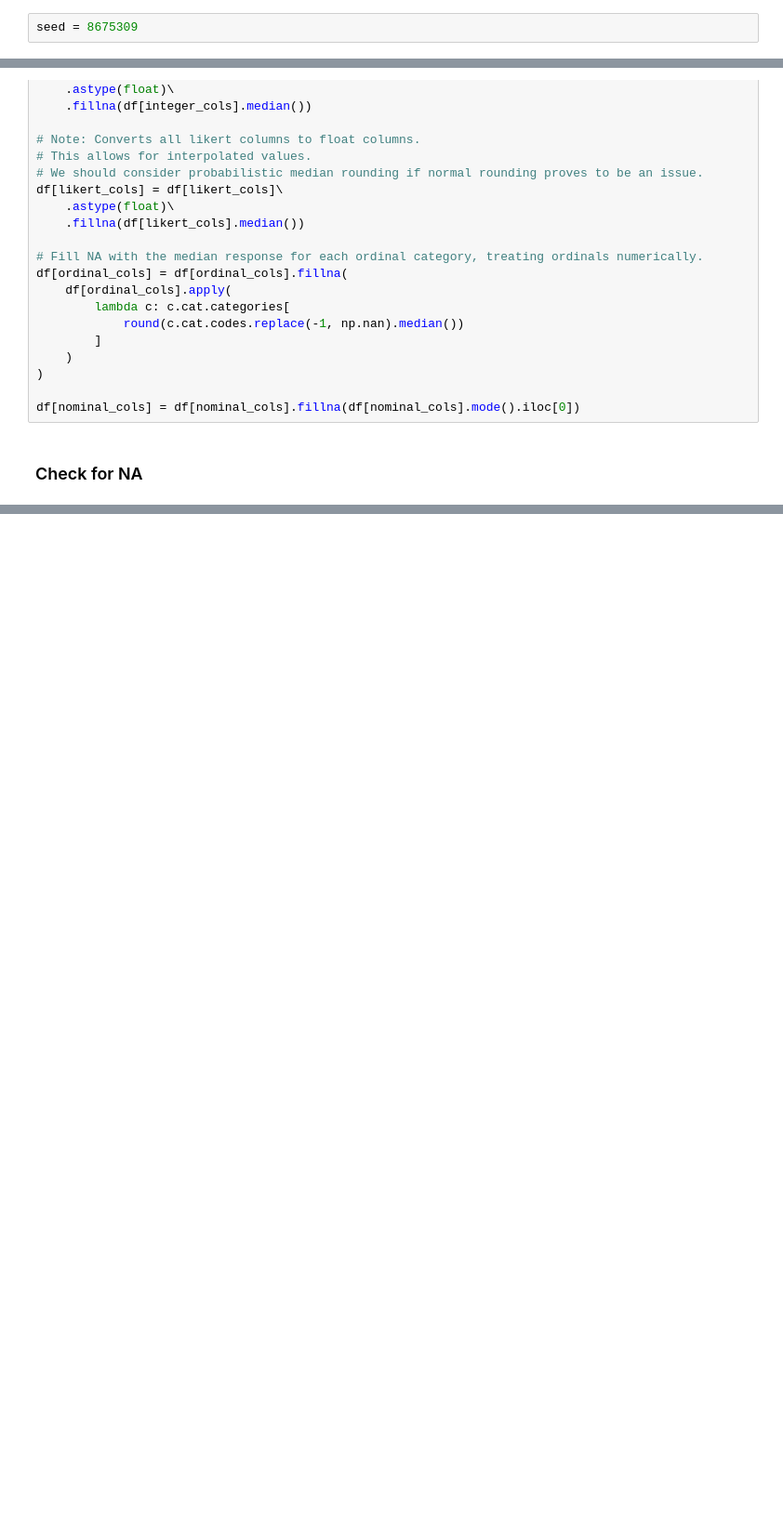
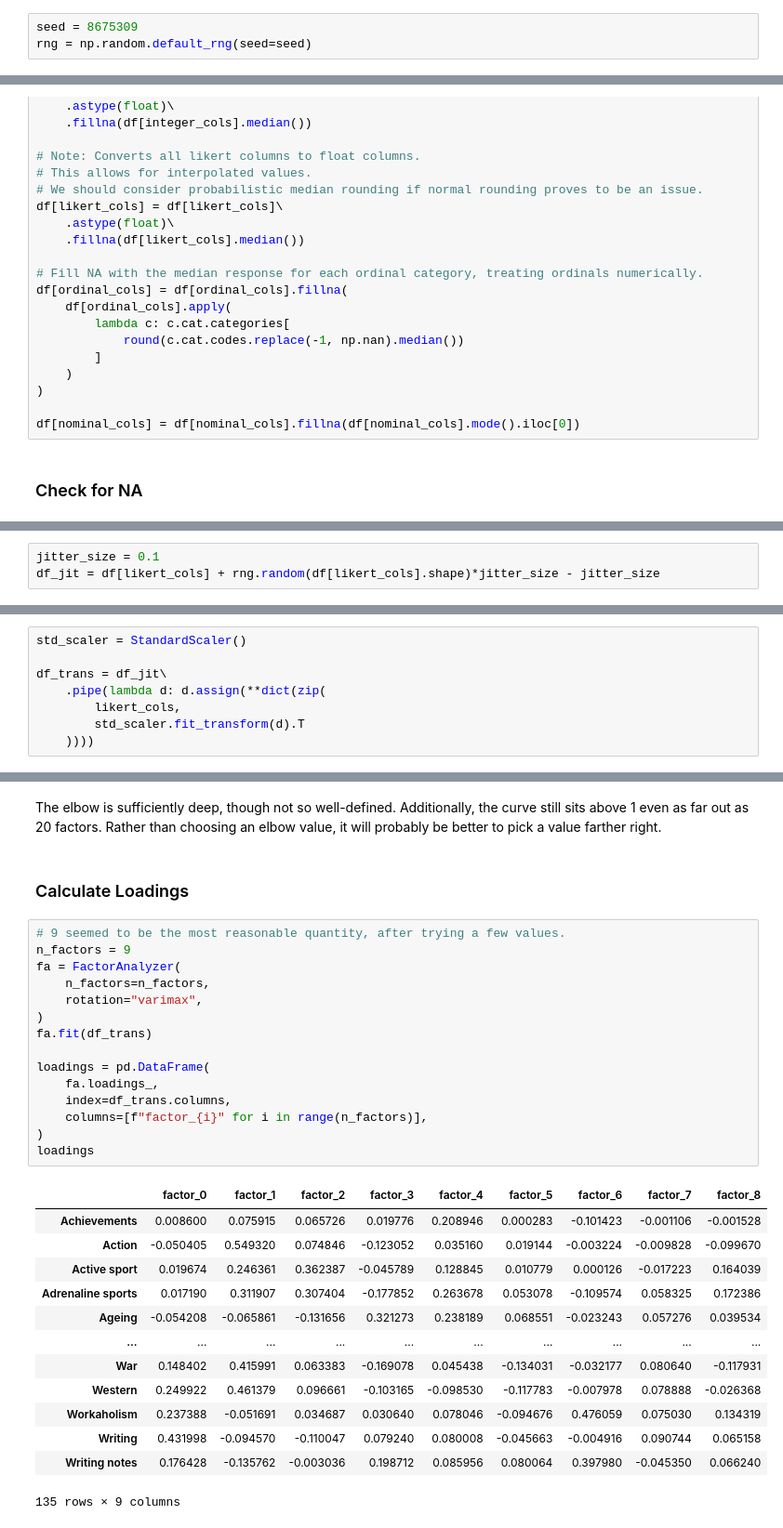
Before and after one commit to leonardo-schneider/Final-Programming, a Jupyter notebook: eda_young_people_survey.ipynb, the cells around one changed output, grey strips where cells are left out. Shown at 93% size. Cells and saved outputs as stored; diff of their text form; blank space fills up the shorter version.

```diff
--- a/eda_young_people_survey.ipynb
+++ b/eda_young_people_survey.ipynb
@@ -27,6 +32,7 @@ warnings.filterwarnings(
 _ = load_dotenv()
 # %%
 seed = 8675309
+rng = np.random.default_rng(seed=seed)
 # %% [markdown]
 # Data-Fetching
 # %%
@@ -507,0 +339,3 @@ Accuracy near 50% in a 50/50 noised set implies effectively no clustering. Time
+# %%
+jitter_size = 0.1
+df_jit = df[likert_cols] + rng.random(df[likert_cols].shape)*jitter_size - jitter_size
@@ -507,0 +344,8 @@ Accuracy near 50% in a 50/50 noised set implies effectively no clustering. Time
+# %%
+std_scaler = StandardScaler()
+
+df_trans = df_jit\
+    .pipe(lambda d: d.assign(**dict(zip(
+        likert_cols,
+        std_scaler.fit_transform(d).T
+    ))))
@@ -507,0 +385,33 @@ Accuracy near 50% in a 50/50 noised set implies effectively no clustering. Time
+# %% [markdown]
+The elbow is sufficiently deep, though not so well-defined. Additionally, the curve still sits above 1 even as far out as 20 factors. Rather than choosing an elbow value, it will probably be better to pick a value farther right.
+# %% [markdown]
+### Calculate Loadings
+# %%
+# 9 seemed to be the most reasonable quantity, after trying a few values.
+n_factors = 9
+fa = FactorAnalyzer(
+    n_factors=n_factors,
+    rotation="varimax",
+)
+fa.fit(df_trans)
+
+loadings = pd.DataFrame(
+    fa.loadings_,
+    index=df_trans.columns,
+    columns=[f"factor_{i}" for i in range(n_factors)],
+)
+loadings
+# %% [output]
+|  | factor_0 | factor_1 | factor_2 | factor_3 | factor_4 | factor_5 | factor_6 | factor_7 | factor_8 |
+| Achievements | 0.008600 | 0.075915 | 0.065726 | 0.019776 | 0.208946 | 0.000283 | -0.101423 | -0.001106 | -0.001528 |
+| Action | -0.050405 | 0.549320 | 0.074846 | -0.123052 | 0.035160 | 0.019144 | -0.003224 | -0.009828 | -0.099670 |
+| Active sport | 0.019674 | 0.246361 | 0.362387 | -0.045789 | 0.128845 | 0.010779 | 0.000126 | -0.017223 | 0.164039 |
+| Adrenaline sports | 0.017190 | 0.311907 | 0.307404 | -0.177852 | 0.263678 | 0.053078 | -0.109574 | 0.058325 | 0.172386 |
+| Ageing | -0.054208 | -0.065861 | -0.131656 | 0.321273 | 0.238189 | 0.068551 | -0.023243 | 0.057276 | 0.039534 |
+| ... | ... | ... | ... | ... | ... | ... | ... | ... | ... |
+| War | 0.148402 | 0.415991 | 0.063383 | -0.169078 | 0.045438 | -0.134031 | -0.032177 | 0.080640 | -0.117931 |
+| Western | 0.249922 | 0.461379 | 0.096661 | -0.103165 | -0.098530 | -0.117783 | -0.007978 | 0.078888 | -0.026368 |
+| Workaholism | 0.237388 | -0.051691 | 0.034687 | 0.030640 | 0.078046 | -0.094676 | 0.476059 | 0.075030 | 0.134319 |
+| Writing | 0.431998 | -0.094570 | -0.110047 | 0.079240 | 0.080008 | -0.045663 | -0.004916 | 0.090744 | 0.065158 |
+| Writing notes | 0.176428 | -0.135762 | -0.003036 | 0.198712 | 0.085956 | 0.080064 | 0.397980 | -0.045350 | 0.066240 |
+135 rows × 9 columns
```
Also changed, not shown: parts of 50 cells of this notebook.
